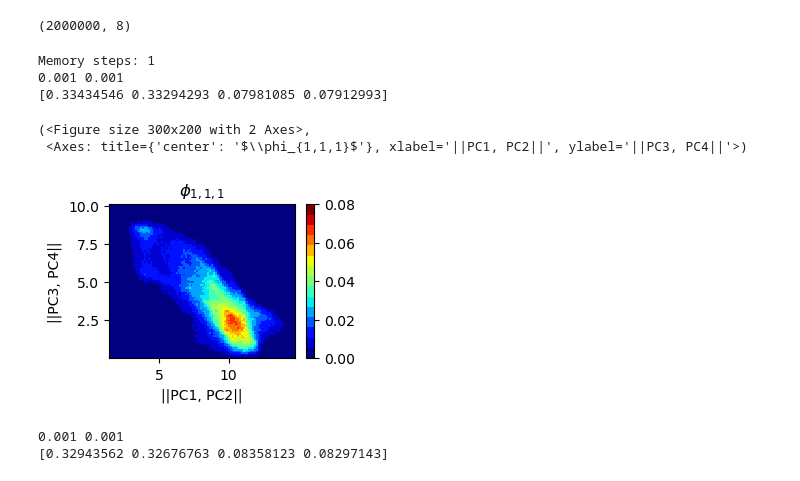
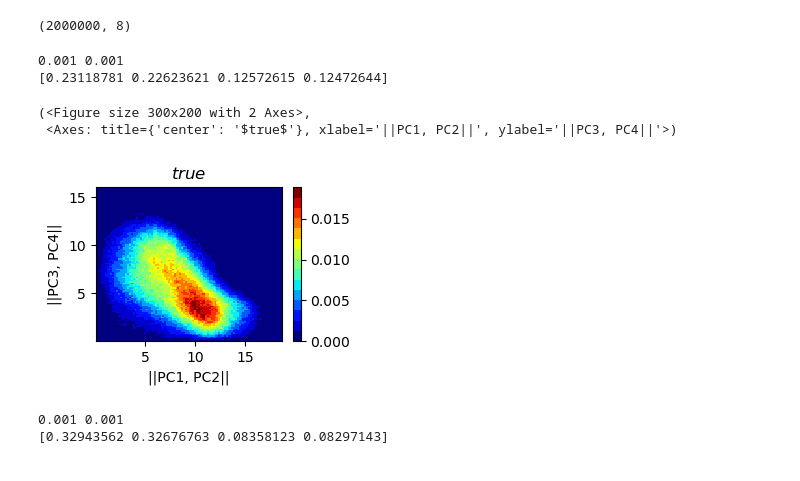
Before and after one commit to DLR-PA-EVA/schoenfeld26james_PrognosticMemoryParmeterizations, a Jupyter notebook: regime_analysis.ipynb, the cells around one changed output. Cells and saved outputs as stored; diff of their text form; code cells hidden in the pictures.

```diff
--- a/regime_analysis.ipynb
+++ b/regime_analysis.ipynb
@@ -277,15 +277,14 @@ def plot_regimes(X, title):
 
     return fig, ax
 # %%
-plot_regimes(get_X(path='online_runs/NN+AE_latent_dims=1/input_lagg=1000/time=10000MTU_m=0.001_tau=0.001.nc'),
-             title=r'$\phi_{1,1,1}$')
+plot_regimes(get_X(path='online_runs/NO_PARAMETRIZATION/time=10000000_m=1.0_tau=100.0.pkl'),
+             title=r'$true$')
 # %% [output]
-Memory steps: 1
 0.001 0.001
-[0.33434546 0.33294293 0.07981085 0.07912993]
+[0.23118781 0.22623621 0.12572615 0.12472644]
 (<Figure size 300x200 with 2 Axes>,
- <Axes: title={'center': '$\\phi_{1,1,1}$'}, xlabel='||PC1, PC2||', ylabel='||PC3, PC4||'>)
+ <Axes: title={'center': '$true$'}, xlabel='||PC1, PC2||', ylabel='||PC3, PC4||'>)
-[figure, old version]
+[figure, new version]
 # %%
 plot_regimes(get_X(path='online_runs/NN/input_lagg=0/time=10000MTU_m=0.001_tau=0.001.pkl'),
              title=r'$\phi_{0,0,8}$')
```
Also changed, not shown: 3 other files.
